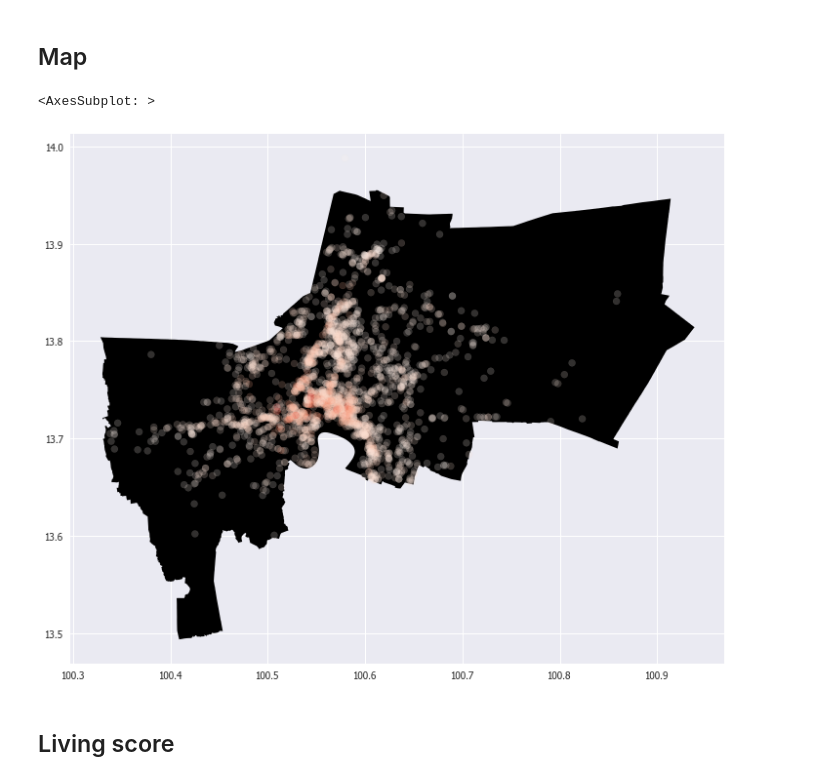
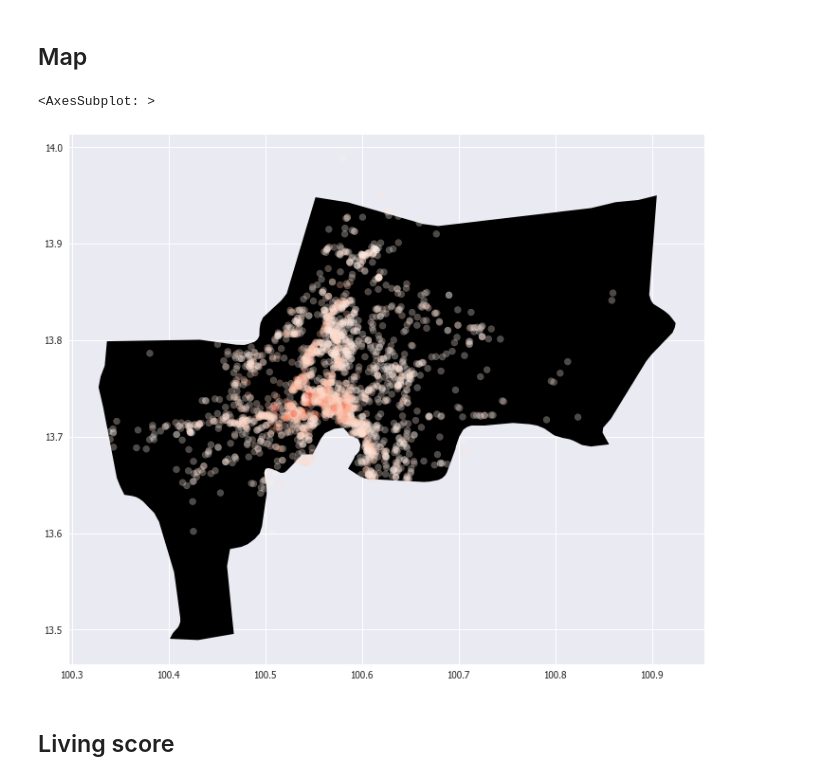
Before and after one commit to terjirapat/DADS5001-Project, a Jupyter notebook: project.ipynb, the cells around one changed output. Cells and saved outputs as stored; diff of their text form; code cells hidden in the pictures.

```diff
--- a/project.ipynb
+++ b/project.ipynb
@@ -485,8 +459,12 @@ bkk = bkk.loc[bkk['ADM1_EN']=='Bangkok',['geometry']]
+# %%
+url = 'https://raw.githubusercontent.com/apisit/thailand.json/master/thailand.json'
+th = gpd.read_file(url)
+bkk = th.loc[th['name']=='Bangkok Metropolis']
 # %%
-gdf.plot(ax=bkk.plot(figsize=(12,12), color='Black'), marker='o', cmap='Reds', column='pricesqm', alpha=0.2)
+gdf.plot(ax=bkk.plot(figsize=(12,12), color='Black'), marker='o', cmap='Reds', column='pricesqm', alpha=0.3)
 # %% [output]
 <AxesSubplot: >
-[figure, old version]
+[figure, new version]
 # %% [markdown]
 ## Living score
 # %%
```
Also changed, not shown: parts of 4 cells of this notebook, 2 other files.
